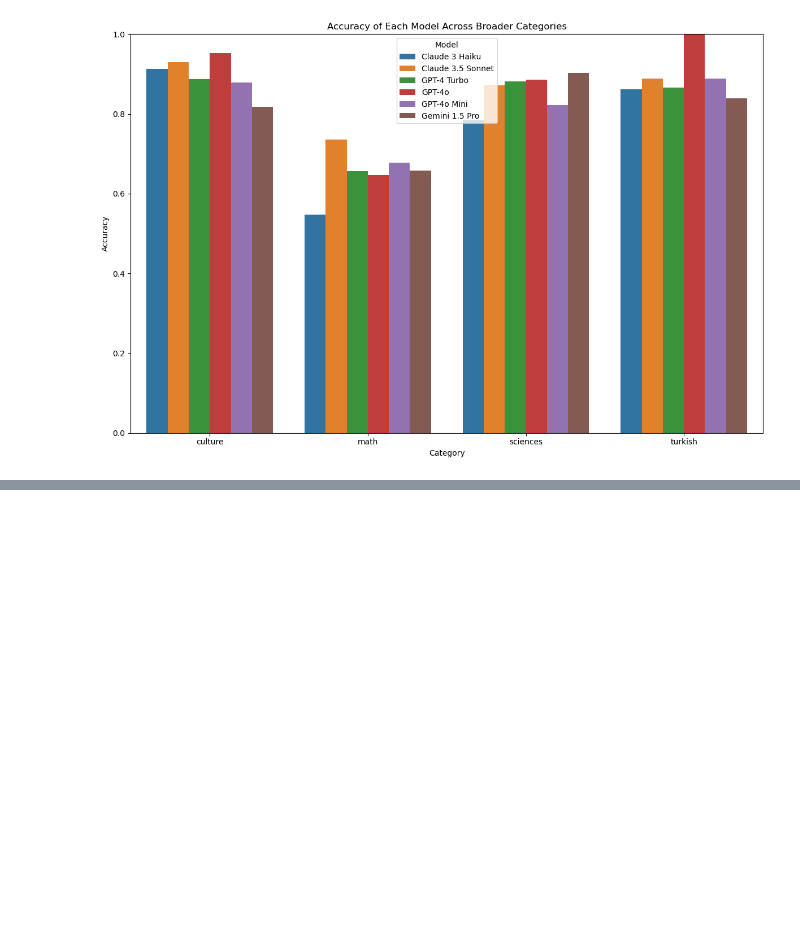
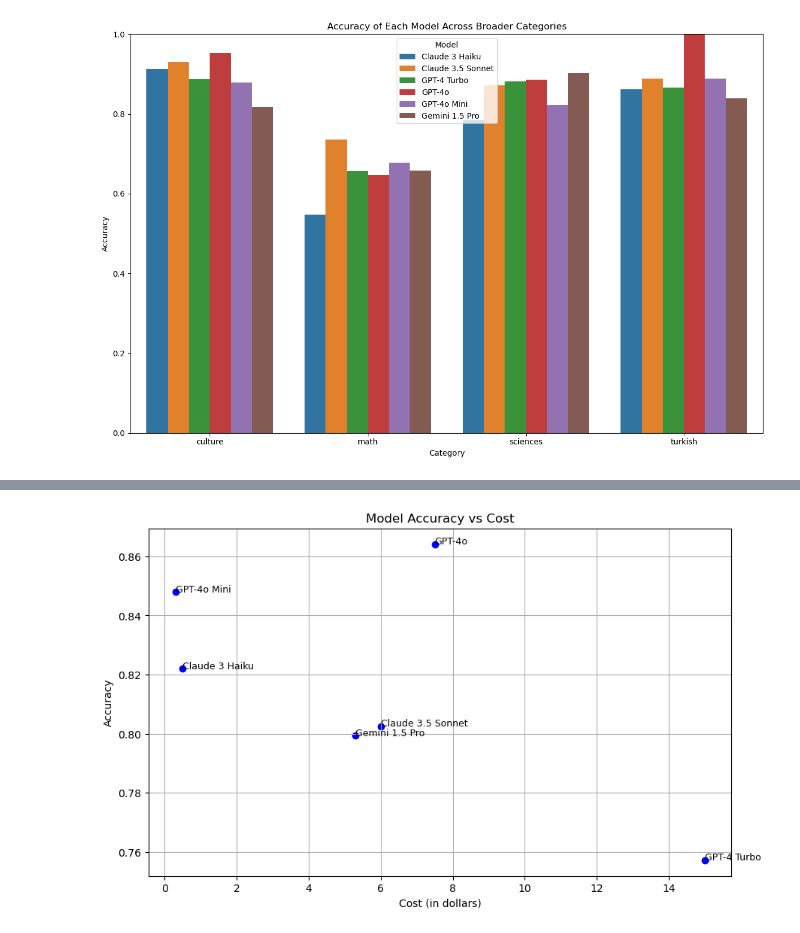
Before and after one commit to Plyraa/bilge_llm_benchmark, a Jupyter notebook: results.ipynb, the cells around one changed output, grey strips where cells are left out. Cells and saved outputs as stored; diff of their text form; code cells hidden in the pictures; blank space fills up the shorter version.

Commit message:
Added New Graphs

```diff
--- a/results.ipynb
+++ b/results.ipynb
@@ -10,7 +10,7 @@ gpt_4_turbo_results = pd.read_csv("./results/results_chatgpt_gpt-4-turbo-2024-04
 claude_3_5_sonnet_results = pd.read_csv("./results/results_claude_claude-3-5-sonnet-20240620.csv")
 claude_3_haiku_results = pd.read_csv("./results/results_claude_claude-3-haiku-20240307.csv")
 
-gemini_1_5_results = pd.read_csv("./results/results_google_gemini-1.5-flash-001.csv")
+gemini_1_5_pro_results = pd.read_csv("./results/results_google_gemini-1.5-flash-001.csv")
 # %%
 def plot_accuracy(df, model_name):
     accuracy = df['correct'].mean()
@@ -151,0 +123,52 @@ plt.show()
+# %%
+model_costs = {
+    "GPT-4o": 7.5,
+    "Claude 3.5 Sonnet": 6,
+    "Claude 3 Haiku": 0.5,
+    "GPT-4o Mini": 0.3,
+    "GPT-4 Turbo": 15,
+    "Gemini 1.5 Pro": 5.3,
+}
+
+def calculate_accuracy(df):
+    accuracy = df['correct'].sum() / len(df)
+
+    return accuracy
+
+gpt_4o_accuracy = calculate_accuracy(gpt_4o_results)
+gpt_4o_mini_accuracy = calculate_accuracy(gpt_4o_mini_results)
+gpt_4_turbo_accuracy = calculate_accuracy(gpt_4_turbo_results)
+claude_3_5_sonnet_accuracy = calculate_accuracy(claude_3_5_sonnet_results)
+claude_3_haiku_accuracy = calculate_accuracy(claude_3_haiku_results)
+gemini_1_5_pro_accuracy = calculate_accuracy(gemini_1_5_pro_results)
+
+
+accuracy_cost_data = {
+    "Model": ["GPT-4o", "Claude 3.5 Sonnet", "Claude 3 Haiku", "GPT-4o Mini", "GPT-4 Turbo", "Gemini 1.5 Pro"],
+    "Accuracy": [
+        gpt_4o_accuracy,
+        gpt_4o_mini_accuracy,
+        gpt_4_turbo_accuracy,
+        claude_3_5_sonnet_accuracy,
+        claude_3_haiku_accuracy,
+        gemini_1_5_pro_accuracy
+    ],
+    "Cost": [model_costs[model] for model in ["GPT-4o", "Claude 3.5 Sonnet", "Claude 3 Haiku", "GPT-4o Mini", "GPT-4 Turbo", "Gemini 1.5 Pro"]]
+}
+
+accuracy_cost_df = pd.DataFrame(accuracy_cost_data)
+
+# Plotting the accuracy-cost chart
+plt.figure(figsize=(10, 6))
+plt.scatter(accuracy_cost_df['Cost'], accuracy_cost_df['Accuracy'], color='blue')
+
+for i, txt in enumerate(accuracy_cost_df['Model']):
+    plt.annotate(txt, (accuracy_cost_df['Cost'][i], accuracy_cost_df['Accuracy'][i]), fontsize=9)
+
+plt.title('Model Accuracy vs Cost')
+plt.xlabel('Cost (in dollars)')
+plt.ylabel('Accuracy')
+plt.grid(True)
+plt.show()
+# %% [output]
+[figure, added]
```
Also changed, not shown: parts of 5 cells of this notebook.
